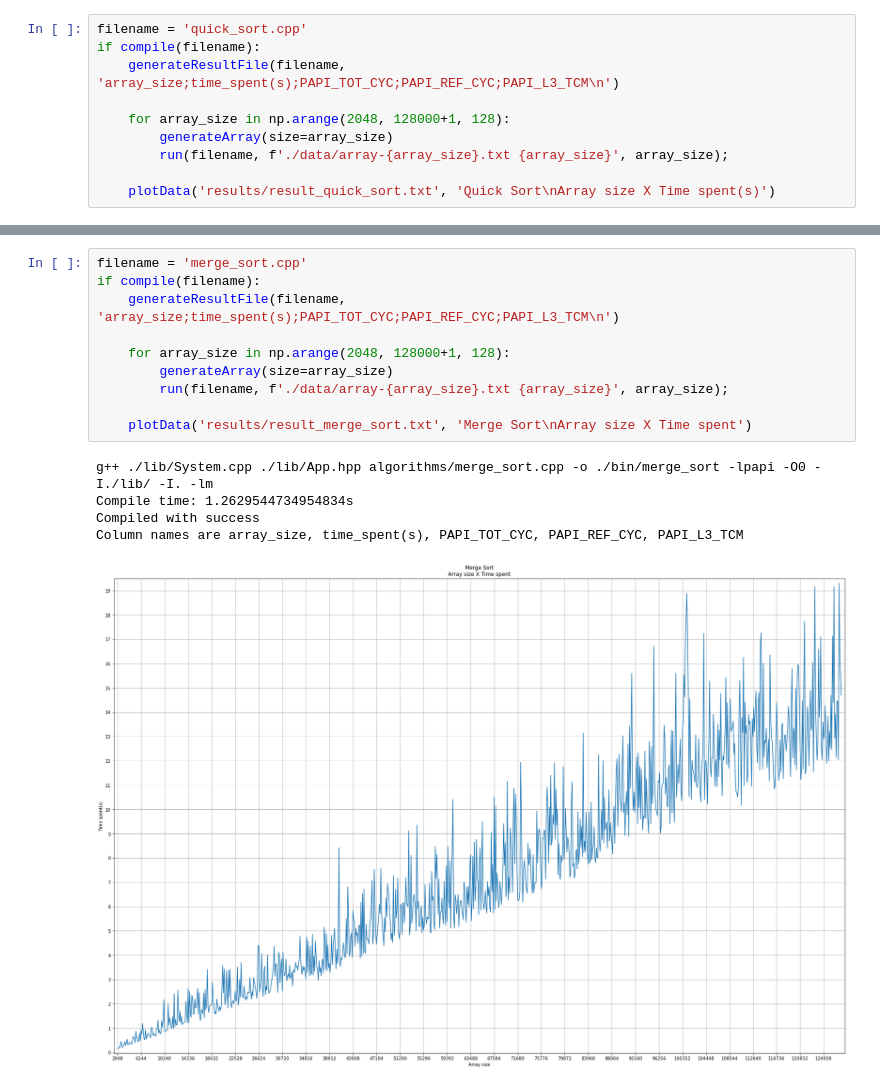
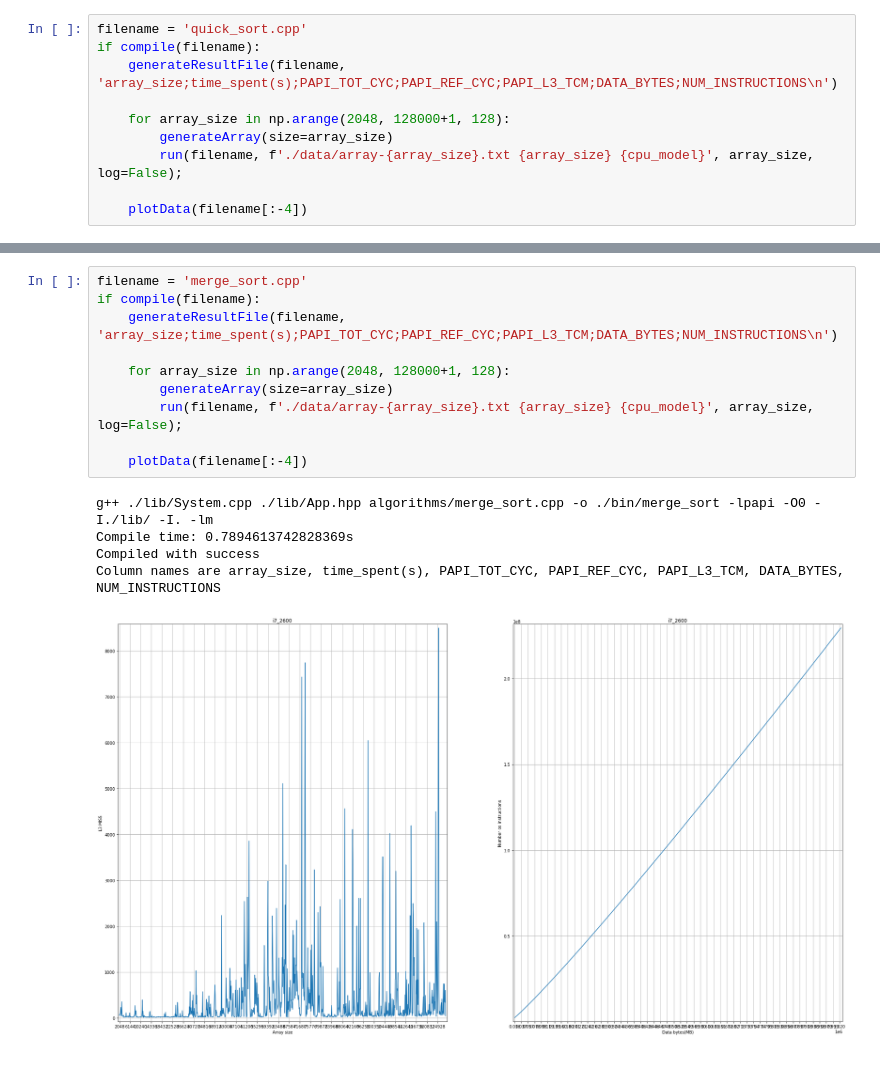
Before and after one commit to FerroEduardo/algorithms-comparison, a Jupyter notebook: program.ipynb, the cells around one changed output, grey strips where cells are left out. Cells and saved outputs as stored; diff of their text form.

```diff
--- a/program.ipynb
+++ b/program.ipynb
@@ -103,12 +148,12 @@ True
 # %%
 filename = 'quick_sort.cpp'
 if compile(filename):
-    generateResultFile(filename, 'array_size;time_spent(s);PAPI_TOT_CYC;PAPI_REF_CYC;PAPI_L3_TCM\n')
+    generateResultFile(filename, 'array_size;time_spent(s);PAPI_TOT_CYC;PAPI_REF_CYC;PAPI_L3_TCM;DATA_BYTES;NUM_INSTRUCTIONS\n')
 
     for array_size in np.arange(2048, 128000+1, 128):
         generateArray(size=array_size)
-        run(filename, f'./data/array-{array_size}.txt {array_size}', array_size);
+        run(filename, f'./data/array-{array_size}.txt {array_size} {cpu_model}', array_size, log=False);
 
-    plotData('results/result_quick_sort.txt', 'Quick Sort\nArray size X Time spent(s)')
+    plotData(filename[:-4])
 # %% [output]
 g++ ./lib/System.cpp ./lib/App.hpp algorithms/quick_sort.cpp -o ./bin/quick_sort -lpapi -O0 -I./lib/ -I. -lm
@@ -119,16 +164,16 @@ Column names are array_size, time_spent(s), PAPI_TOT_CYC, PAPI_REF_CYC, PAPI_L3_
 # %%
 filename = 'merge_sort.cpp'
 if compile(filename):
-    generateResultFile(filename, 'array_size;time_spent(s);PAPI_TOT_CYC;PAPI_REF_CYC;PAPI_L3_TCM\n')
+    generateResultFile(filename, 'array_size;time_spent(s);PAPI_TOT_CYC;PAPI_REF_CYC;PAPI_L3_TCM;DATA_BYTES;NUM_INSTRUCTIONS\n')
 
     for array_size in np.arange(2048, 128000+1, 128):
         generateArray(size=array_size)
-        run(filename, f'./data/array-{array_size}.txt {array_size}', array_size);
+        run(filename, f'./data/array-{array_size}.txt {array_size} {cpu_model}', array_size, log=False);
 
-    plotData('results/result_merge_sort.txt', 'Merge Sort\nArray size X Time spent')
+    plotData(filename[:-4])
 # %% [output]
 g++ ./lib/System.cpp ./lib/App.hpp algorithms/merge_sort.cpp -o ./bin/merge_sort -lpapi -O0 -I./lib/ -I. -lm
-Compile time: 1.2629544734954834s
+Compile time: 0.7894613742828369s
 Compiled with success
-Column names are array_size, time_spent(s), PAPI_TOT_CYC, PAPI_REF_CYC, PAPI_L3_TCM
+Column names are array_size, time_spent(s), PAPI_TOT_CYC, PAPI_REF_CYC, PAPI_L3_TCM, DATA_BYTES, NUM_INSTRUCTIONS
-[figure, old version]
+[figure, new version]
```
Also changed, not shown: parts of 7 cells of this notebook, 6 other files.
